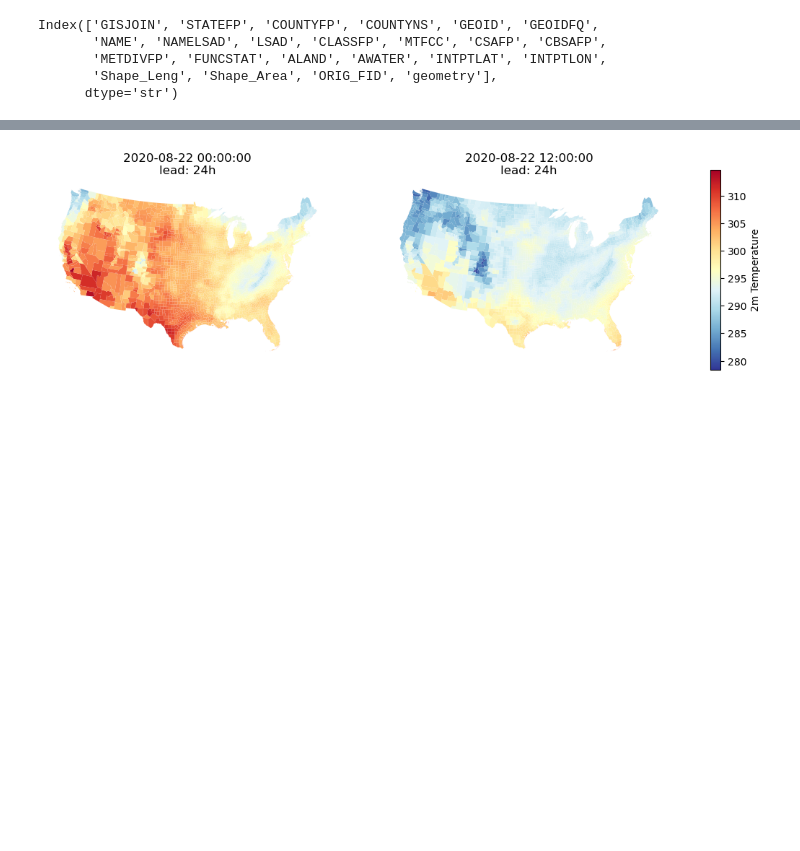
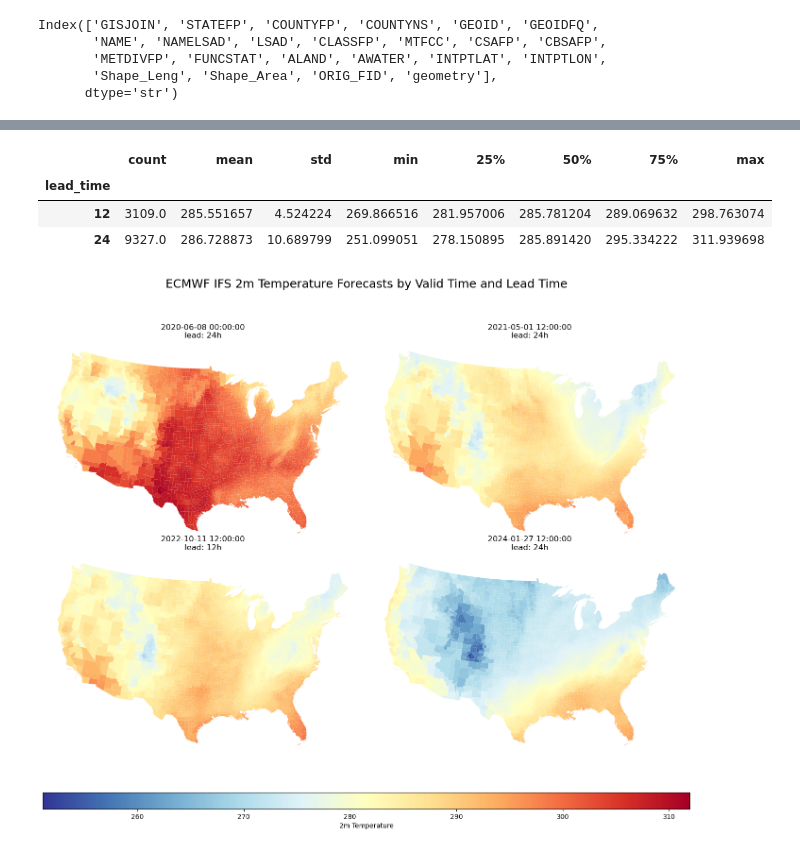
Before and after one commit to deancalhoun/nwp-census-eval, a Jupyter notebook: notebooks/test.ipynb, the cells around one changed output, grey strips where cells are left out. Drawn from its saved outputs; the diff is of its cells as text; code cells hidden in the pictures; blank space fills up the shorter version.

Commit message:
implement ForecastAggregator

```diff
--- a/notebooks/test.ipynb
+++ b/notebooks/test.ipynb
@@ -85,0 +23,14 @@ ds_fc = ds_agg[['GEOID', 'valid_time', 'init_time', 'lead', 't2m']]
+# %%
+gdf.rename(columns={'GEOID': 'geo_id'}, inplace=True)
+# %%
+lead_times = [12,24]
+fc_files = []
+for lead_time in lead_times:
+    fc_paths = glob.glob(scratch + f'/ecmwf/ifs/fc/0.125/2t/*/{lead_time}/*/*/*.nc')
+    for fc_path in fc_paths:
+        fc_files.append((fc_path, lead_time))
+n_files = len(fc_files)
+print(n_files)
+idxs = [int(x) for x in np.random.choice(n_files, size=4, replace=False)]
+for idx in idxs:
+    print(fc_files[idx])
@@ -85,0 +51,4 @@ ds_fc = ds_agg[['GEOID', 'valid_time', 'init_time', 'lead', 't2m']]
+# %%
+fc_agg = wxagg.ForecastAggregator(shapefile_path=shapefile_path, forecast_files=[fc_files[idx] for idx in idxs], var_name="t2m")
+# %%
+df_fc = fc_agg.build_data_table()
@@ -93,22 +90,47 @@ ds_fc.groupby('init_time').t2m.describe()
+# %%
+df_fc.groupby('lead_time').t2m.describe()
+# %% [output]
+|  | count | mean | std | min | 25% | 50% | 75% | max |
+| lead_time |  |  |  |  |  |  |  |  |
+| 12 | 3109.0 | 285.551657 | 4.524224 | 269.866516 | 281.957006 | 285.781204 | 289.069632 | 298.763074 |
+| 24 | 9327.0 | 286.728873 | 10.689799 | 251.099051 | 278.150895 | 285.891420 | 295.334222 | 311.939698 |
 # %%
 import matplotlib.pyplot as plt
 from matplotlib.colors import Normalize
 
-fig, axes = plt.subplots(1, 2, figsize=(14, 6))
-vmin, vmax = ds_fc['t2m'].min(), ds_fc['t2m'].max()
+fig, axes = plt.subplots(2, 2, figsize=(14, 14))
+axes = axes.flatten()
+
+vmin, vmax = df_fc['t2m'].min(), df_fc['t2m'].max()
 norm = Normalize(vmin=vmin, vmax=vmax)
 cmap = 'RdYlBu_r'
 
-for ax, (valid_time, sub) in zip(axes, ds_fc.groupby('valid_time')):
-    gdf_plot = gdf.merge(sub[['GEOID', 't2m']], on='GEOID', how='inner')
+for ax, (valid_time, sub) in zip(axes, df_fc.groupby('valid_time')):
+    gdf_plot = gdf.merge(sub[['geo_id', 't2m']], on='geo_id', how='inner')
     gdf_plot.plot(ax=ax, column='t2m', cmap=cmap, norm=norm)
-    lead_val = sub['lead'].iloc[0]
+    lead_val = sub['lead_time'].iloc[0]
     ax.set_title(f'{valid_time}\nlead: {lead_val}h')
     ax.set_axis_off()
 
 sm = plt.cm.ScalarMappable(cmap=cmap, norm=norm)
 sm.set_array([])
-fig.colorbar(sm, ax=axes, shrink=0.6, label='2m Temperature')
+
+fig.suptitle(
+    'ECMWF IFS 2m Temperature Forecasts by Valid Time and Lead Time',
+    fontsize=18,
+    y=0.90  # Move title closer to panels
+)
+plt.tight_layout(rect=[0, 0.08, 1, 0.94])  # Adjust for space at bottom for colorbar and a bit at top for title
+
+fig.colorbar(
+    sm,
+    ax=axes.tolist(),
+    orientation='horizontal',
+    fraction=0.04,
+    pad=0.07,
+    aspect=40,
+    label='2m Temperature'
+)
 plt.show()
 # %% [output]
-[figure, old version]
+[figure, new version]
```
Also changed, not shown: parts of 19 cells of this notebook, 1 other file.
